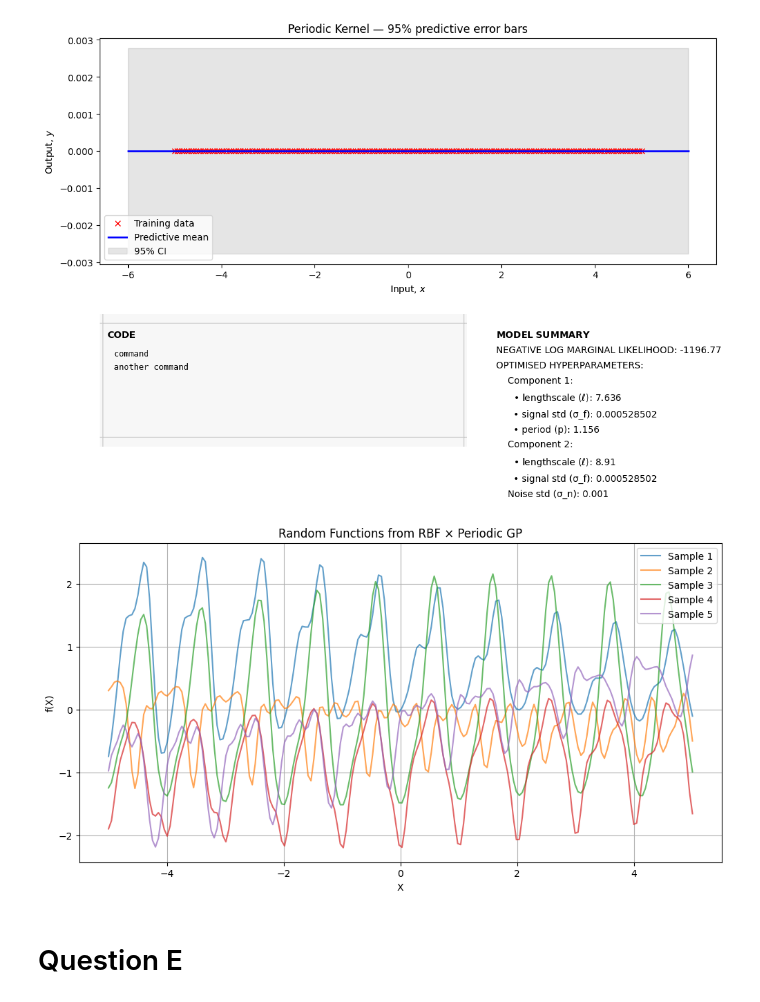
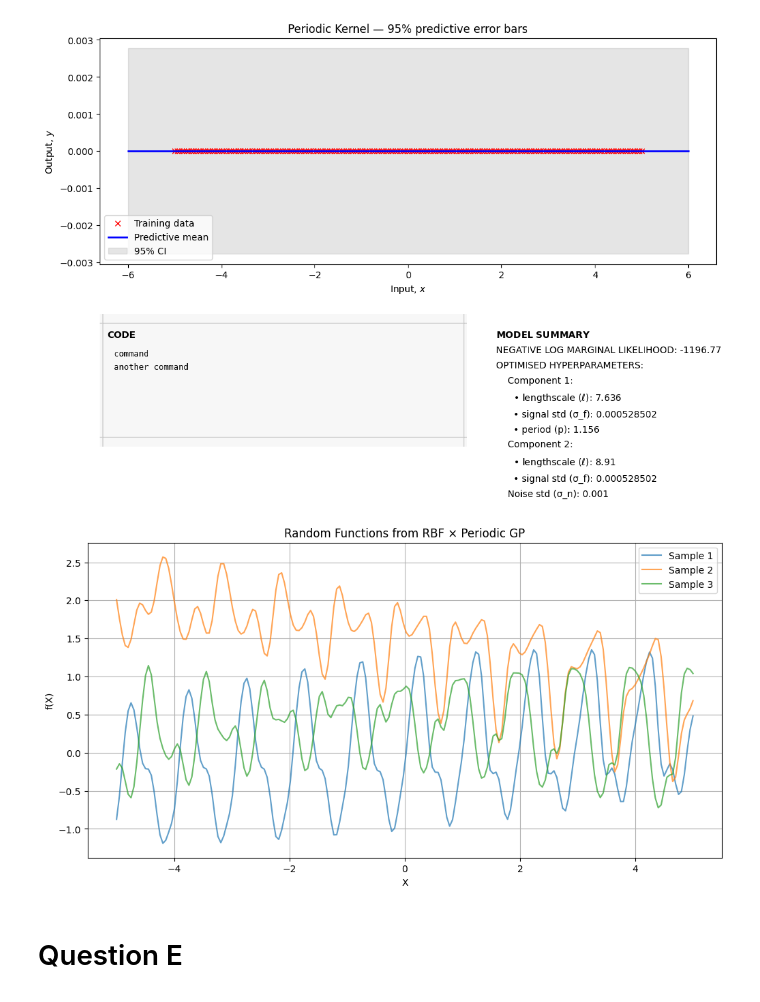
Before and after one commit to Olubusolami-R/gaussian-processes-cw, a Jupyter notebook: 2526/cw1/coursework1.ipynb, the cells around one changed output. Saved outputs shown, nothing was run; the diff lists cells and outputs as text; code cells hidden in the pictures.

```diff
--- a/2526/cw1/coursework1.ipynb
+++ b/2526/cw1/coursework1.ipynb
@@ -333,35 +350,35 @@ X = np.linspace(-5.0, 5.0, 200, dtype=np.float64).reshape(-1, 1)
 
 # Create product kernel: RBF * Periodic
 kern_rbf = GPy.kern.RBF(input_dim=1, lengthscale=np.exp(2), variance=1.0)
 kern_periodic = GPy.kern.StdPeriodic(input_dim=1, lengthscale=np.exp(-0.5),
                                       period=1.0, variance=1.0)
 kern_product = kern_rbf * kern_periodic
 
 # Compute covariance matrix
-K = kern_product.K(X)
+K = kern_product.K(X,X)
 
 # Add small jitter for numerical stability
 jitter = 1e-6 * np.eye(200)
 K_stable = K + jitter
 
 # Cholesky decomposition
 L = np.linalg.cholesky(K_stable)
 
 # Generate random samples
-n_samples = 5
+n_samples = 3
 plt.figure(figsize=(12, 6))
 for i in range(n_samples):
     u = np.random.randn(200, 1)
     f_sample = L @ u
     plt.plot(X, f_sample, alpha=0.7, label=f'Sample {i+1}')
 
 plt.xlabel('X')
 plt.ylabel('f(X)')
 plt.title('Random Functions from RBF × Periodic GP')
 plt.legend()
 plt.grid(True)
 plt.show()
 # %% [output]
-[figure, old version]
+[figure, new version]
 # %% [markdown]
 # Question E
```
Also changed, not shown: parts of 12 cells of this notebook.
